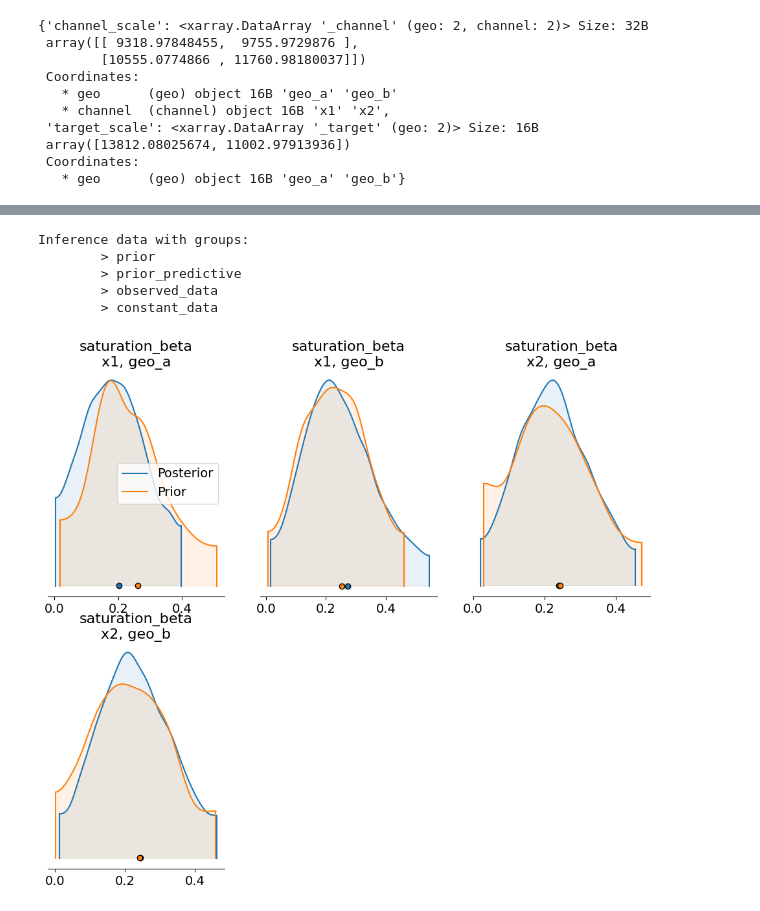
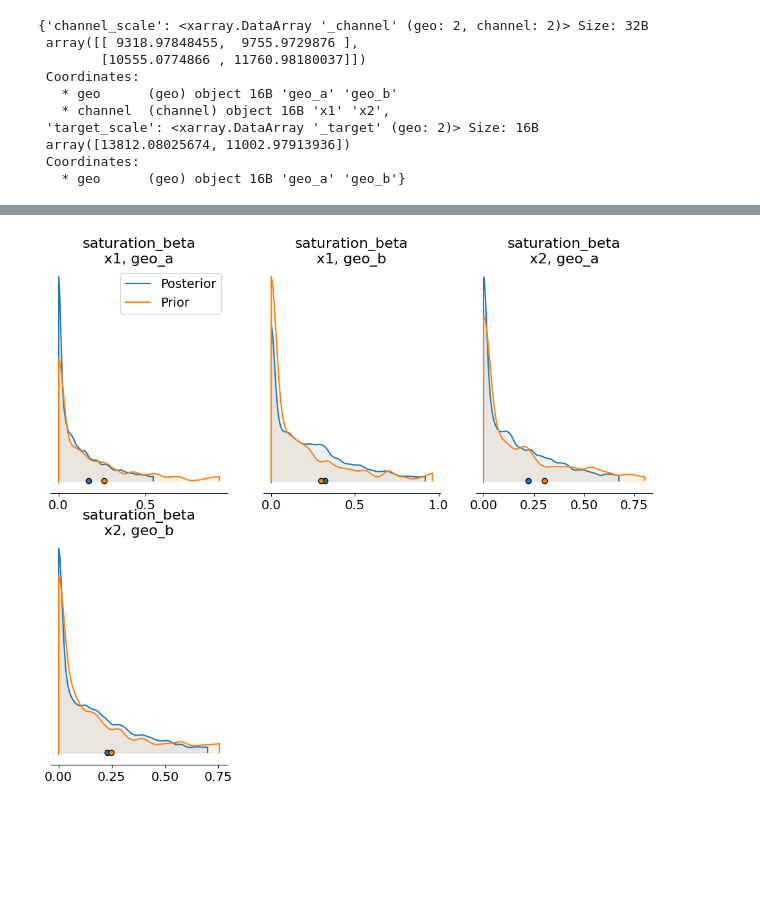
Before and after one commit to pizzawarrior/mmm, a Jupyter notebook: mmm_national.ipynb, the cells around one changed output, grey strips where cells are left out. Drawn from its saved outputs; the diff is of its cells as text; code cells hidden in the pictures; blank space fills up the shorter version.

```diff
--- a/mmm_national.ipynb
+++ b/mmm_national.ipynb
@@ -100,17 +101,17 @@ plt.tight_layout()
 # %% [output]
 [figure]
 # %%
-# Saturation curve transformation
+# Saturation curve transformation / Adstock
 # Note the hierarchical architecture: the hyperparams are each their own RV
 
 beta_prior = LogNormalPrior(
-    mean=Prior("Gamma", mu=0.25, sigma=0.10, dims="channel"),
-    std=Prior("Exponential", scale=0.10, dims="channel"),
+    mean=Prior("Gamma", mu=0.25, sigma=0.25, dims="channel"),  # sigma 0.10, 0.5 no good
+    std=Prior("Exponential", scale=0.25, dims="channel"),  # sigma 0.10, 0.5 no good
     dims=("channel", "geo"),
     centered=False,
 )
 
-lam_prior = Prior("Gamma", mu=0.5, sigma=0.25, dims="channel")
+lam_prior = Prior("Gamma", mu=0.5, sigma=0.5, dims="channel")  # sigma 0.25
 
 saturation = LogisticSaturation(
     priors={
@@ -119,5 +120,14 @@ saturation = LogisticSaturation(
     },
 )
 
-saturation.model_config
+# Adstock transformation
+alpha_prior = Prior("Beta", alpha=2, beta=5, dims=("geo", "channel"))
+
+adstock = GeometricAdstock(
+    priors={"alpha": alpha_prior},
+    l_max=8,  # 8 week decay
+)
+
+print(adstock.model_config)
+print(saturation.model_config)
 # %% [output]
@@ -139,7 +136,7 @@ adstock.model_config
 # %%
 model_config = {
-    "intercept": Prior("Gamma", mu=0.5, sigma=0.25, dims="geo"),
-    "gamma_control": Prior("Normal", mu=0, sigma=0.5, dims="control"),
+    "intercept": Prior("HalfNormal", sigma=4.0, dims="geo"), # 4 is pretty good
+    "gamma_control": Prior("Normal", mu=0, sigma=0.5, dims="control"),  # original sigma = 0.5, 1 seems ok
     "gamma_fourier": LaplacePrior(  # fourier for seasonality
         mu=0,
         b=Prior("HalfNormal", sigma=0.2),
@@ -166,11 +163,14 @@ mmm = MMM(
     },
     adstock=adstock,
     saturation=saturation,
-    yearly_seasonality=3,  # stable values = 1 - 10
+    yearly_seasonality=2,  # stable values = 1 - 10
     model_config=model_config
 )
 
-mmm.default_model_config
+mmm.build_model(X=x_train, y=df["y"])
+
+display(mmm.default_model_config)
+mmm.model.to_graphviz()
 # %% [output]
 {'intercept': Prior("Normal", mu=0, sigma=2, dims="geo"),
  'likelihood': Prior("Normal", sigma=Prior("HalfNormal", sigma=2, dims="geo"), dims="geo"),
@@ -484,8 +461,0 @@ RMSE:
-# %%
-prior
-# %% [output]
-Inference data with groups:
-        > prior
-        > prior_predictive
-        > observed_data
-        > constant_data
@@ -492,14 +464,14 @@ Inference data with groups:
 # %%
 axes = az.plot_density(
-    [mmm.idata.posterior, prior.prior],
+    [mmm.posterior, prior.prior],
     data_labels=["Posterior", "Prior"],
     var_names=["saturation_beta"],
     shade=0.1,
     figsize=(12, 10)
 )
 
 plt.show()
 # %% [output]
-[figure, old version]
+[figure, new version]
 # %%
 axes = az.plot_density(
```
Also changed, not shown: parts of 28 cells of this notebook.
